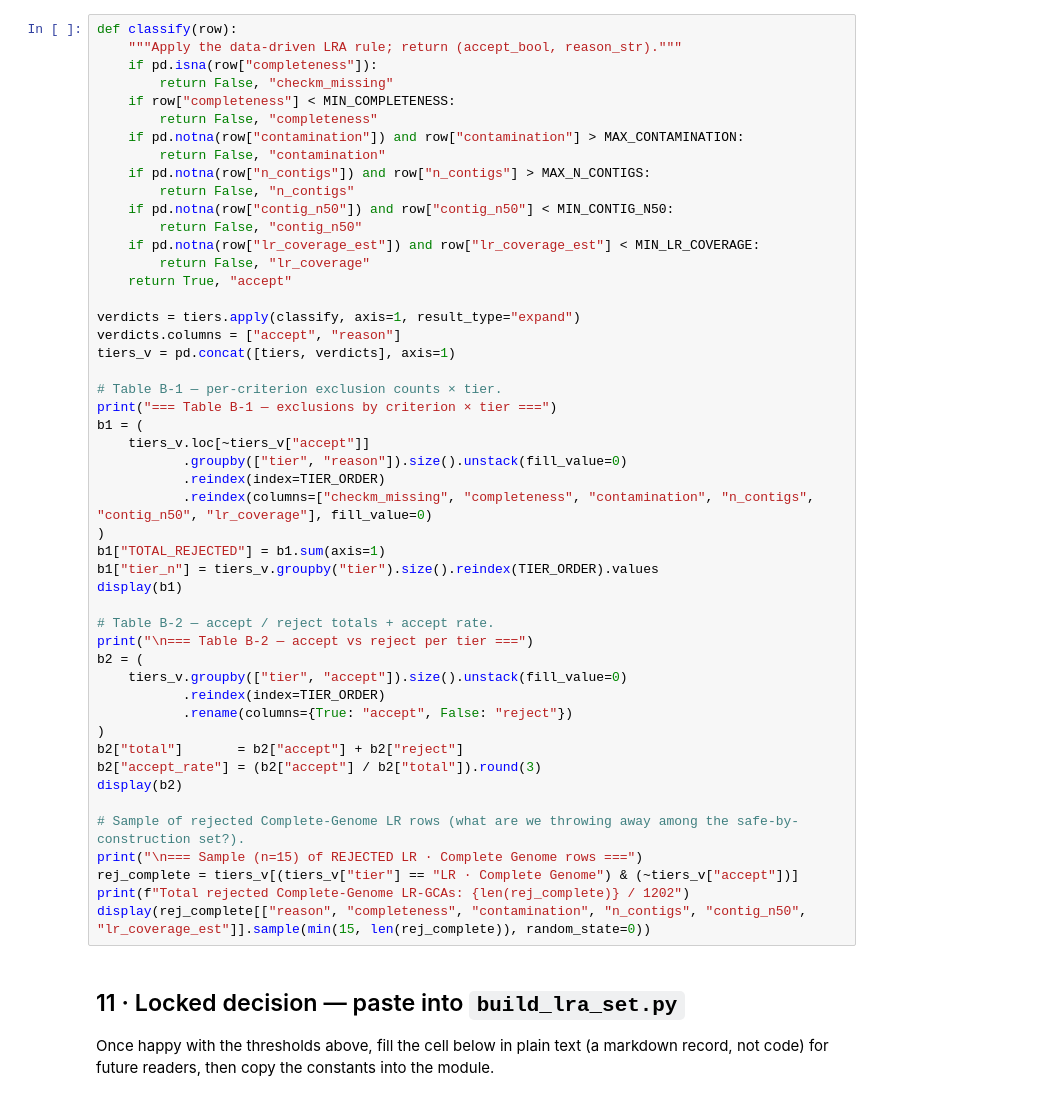
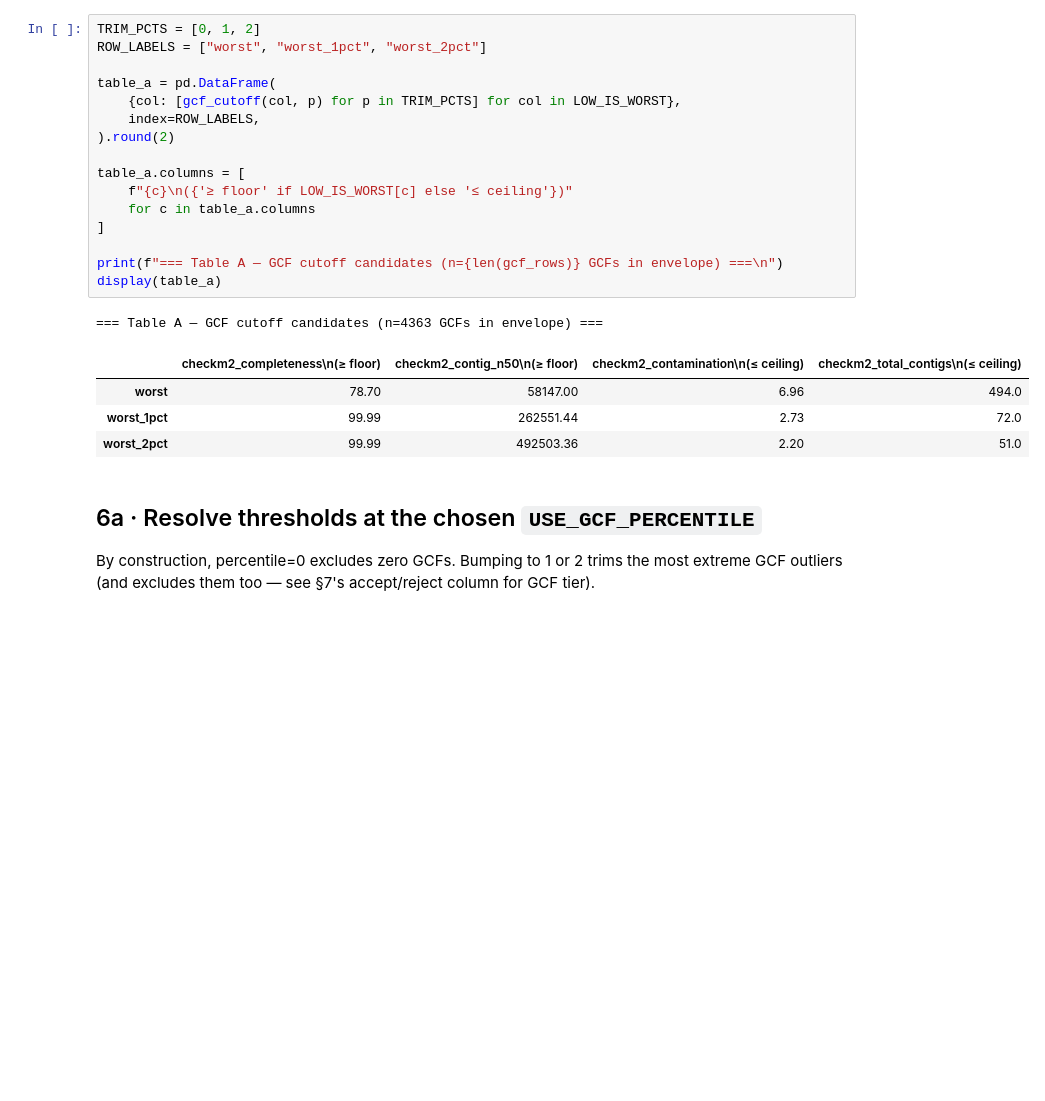
Before and after one commit to abelsond-cam/BacHGT, a Jupyter notebook: src/bac_data/lr_data/notebooks/lra_quality_cutoffs.ipynb, the cells around one changed output. Drawn from its saved outputs; the diff is of its cells as text; blank space fills up the shorter version.

```diff
--- a/src/bac_data/lr_data/notebooks/lra_quality_cutoffs.ipynb
+++ b/src/bac_data/lr_data/notebooks/lra_quality_cutoffs.ipynb
@@ -503,53 +249,26 @@ Reported below:
 # %%
-def classify(row):
-    """Apply the data-driven LRA rule; return (accept_bool, reason_str)."""
-    if pd.isna(row["completeness"]):
-        return False, "checkm_missing"
-    if row["completeness"] < MIN_COMPLETENESS:
-        return False, "completeness"
-    if pd.notna(row["contamination"]) and row["contamination"] > MAX_CONTAMINATION:
-        return False, "contamination"
-    if pd.notna(row["n_contigs"]) and row["n_contigs"] > MAX_N_CONTIGS:
-        return False, "n_contigs"
-    if pd.notna(row["contig_n50"]) and row["contig_n50"] < MIN_CONTIG_N50:
-        return False, "contig_n50"
-    if pd.notna(row["lr_coverage_est"]) and row["lr_coverage_est"] < MIN_LR_COVERAGE:
-        return False, "lr_coverage"
-    return True, "accept"
+TRIM_PCTS = [0, 1, 2]
+ROW_LABELS = ["worst", "worst_1pct", "worst_2pct"]
 
-verdicts = tiers.apply(classify, axis=1, result_type="expand")
-verdicts.columns = ["accept", "reason"]
-tiers_v = pd.concat([tiers, verdicts], axis=1)
+table_a = pd.DataFrame(
+    {col: [gcf_cutoff(col, p) for p in TRIM_PCTS] for col in LOW_IS_WORST},
+    index=ROW_LABELS,
+).round(2)
 
-# Table B-1 — per-criterion exclusion counts × tier.
-print("=== Table B-1 — exclusions by criterion × tier ===")
-b1 = (
-    tiers_v.loc[~tiers_v["accept"]]
-           .groupby(["tier", "reason"]).size().unstack(fill_value=0)
-           .reindex(index=TIER_ORDER)
-           .reindex(columns=["checkm_missing", "completeness", "contamination", "n_contigs", "contig_n50", "lr_coverage"], fill_value=0)
-)
-b1["TOTAL_REJECTED"] = b1.sum(axis=1)
-b1["tier_n"] = tiers_v.groupby("tier").size().reindex(TIER_ORDER).values
-display(b1)
+table_a.columns = [
+    f"{c}\n({'≥ floor' if LOW_IS_WORST[c] else '≤ ceiling'})"
+    for c in table_a.columns
+]
 
-# Table B-2 — accept / reject totals + accept rate.
-print("\n=== Table B-2 — accept vs reject per tier ===")
-b2 = (
-    tiers_v.groupby(["tier", "accept"]).size().unstack(fill_value=0)
-           .reindex(index=TIER_ORDER)
-           .rename(columns={True: "accept", False: "reject"})
-)
-b2["total"]       = b2["accept"] + b2["reject"]
-b2["accept_rate"] = (b2["accept"] / b2["total"]).round(3)
-display(b2)
-
-# Sample of rejected Complete-Genome LR rows (what are we throwing away among the safe-by-construction set?).
-print("\n=== Sample (n=15) of REJECTED LR · Complete Genome rows ===")
-rej_complete = tiers_v[(tiers_v["tier"] == "LR · Complete Genome") & (~tiers_v["accept"])]
-print(f"Total rejected Complete-Genome LR-GCAs: {len(rej_complete)} / 1202")
-display(rej_complete[["reason", "completeness", "contamination", "n_contigs", "contig_n50", "lr_coverage_est"]].sample(min(15, len(rej_complete)), random_state=0))
+print(f"=== Table A — GCF cutoff candidates (n={len(gcf_rows)} GCFs in envelope) ===\n")
+display(table_a)
+# %% [output]
+=== Table A — GCF cutoff candidates (n=4363 GCFs in envelope) ===
+|  | checkm2_completeness\n(≥ floor) | checkm2_contig_n50\n(≥ floor) | checkm2_contamination\n(≤ ceiling) | checkm2_total_contigs\n(≤ ceiling) |
+| worst | 78.70 | 58147.00 | 6.96 | 494.0 |
+| worst_1pct | 99.99 | 262551.44 | 2.73 | 72.0 |
+| worst_2pct | 99.99 | 492503.36 | 2.20 | 51.0 |
 # %% [markdown]
-## 11 · Locked decision — paste into `build_lra_set.py`
+## 6a · Resolve thresholds at the chosen `USE_GCF_PERCENTILE`
 
-Once happy with the thresholds above, fill the cell below in plain text (a markdown record, not code) for future readers, then copy the constants into the module.
+By construction, percentile=0 excludes zero GCFs. Bumping to 1 or 2 trims the most extreme GCF outliers (and excludes them too — see §7's accept/reject column for GCF tier).
```
Also changed, not shown: parts of 40 cells of this notebook.
